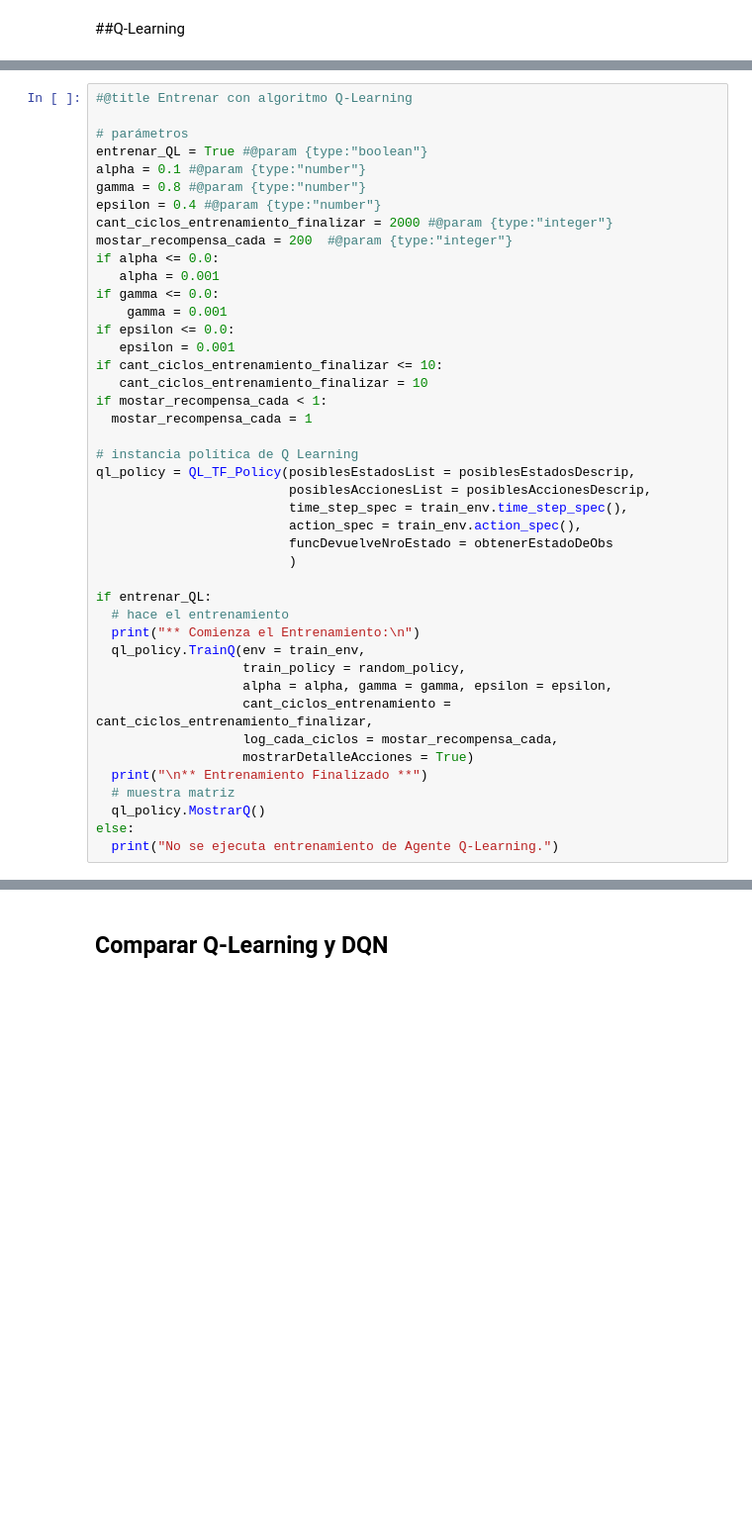
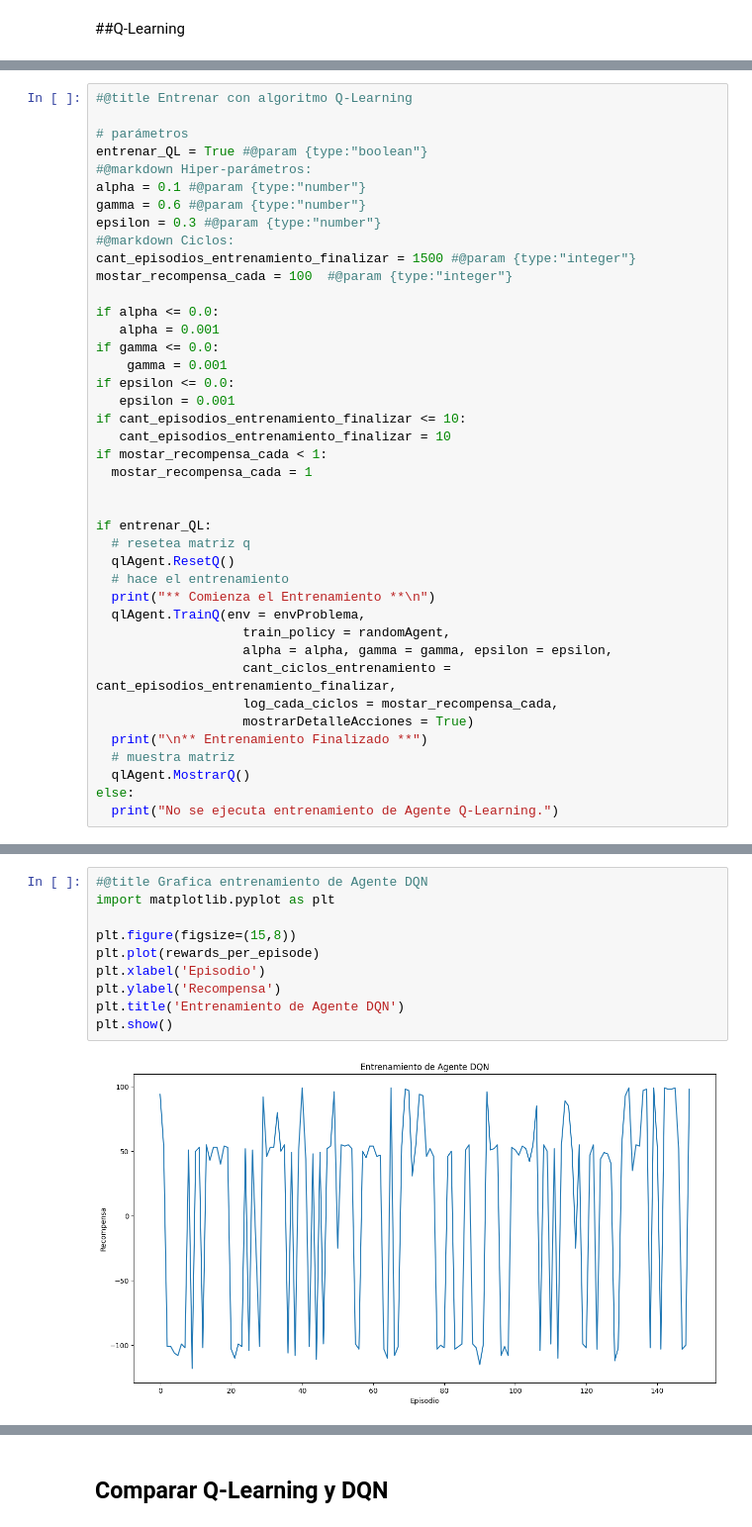
Before and after one commit to PGP-MachineLearning/demoRL, a Jupyter notebook: Q-MonoBananas.ipynb, the cells around one changed output, grey strips where cells are left out. Shown at 99% size. Cells and saved outputs as stored; diff of their text form; blank space fills up the shorter version.

Commit message:
Add files via upload
Se elimina TF-Agents por problemas de compatbilidad en las librerías, además se realiza un Refactoring de todo el código y se hace compatible con el framework gymnasium

```diff
--- a/Q-MonoBananas.ipynb
+++ b/Q-MonoBananas.ipynb
@@ -509,42 +490,40 @@ Clase QL_TF_Policy creada.
 
 # parámetros
 entrenar_QL = True #@param {type:"boolean"}
+#@markdown Hiper-parámetros:
 alpha = 0.1 #@param {type:"number"}
-gamma = 0.8 #@param {type:"number"}
-epsilon = 0.4 #@param {type:"number"}
-cant_ciclos_entrenamiento_finalizar = 2000 #@param {type:"integer"}
-mostar_recompensa_cada = 200  #@param {type:"integer"}
+gamma = 0.6 #@param {type:"number"}
+epsilon = 0.3 #@param {type:"number"}
+#@markdown Ciclos:
+cant_episodios_entrenamiento_finalizar = 1500 #@param {type:"integer"}
+mostar_recompensa_cada = 100  #@param {type:"integer"}
+
 if alpha <= 0.0:
    alpha = 0.001
 if gamma <= 0.0:
     gamma = 0.001
 if epsilon <= 0.0:
    epsilon = 0.001
-if cant_ciclos_entrenamiento_finalizar <= 10:
-   cant_ciclos_entrenamiento_finalizar = 10
+if cant_episodios_entrenamiento_finalizar <= 10:
+   cant_episodios_entrenamiento_finalizar = 10
 if mostar_recompensa_cada < 1:
   mostar_recompensa_cada = 1
 
-# instancia política de Q Learning
-ql_policy = QL_TF_Policy(posiblesEstadosList = posiblesEstadosDescrip,
-                         posiblesAccionesList = posiblesAccionesDescrip,
-                         time_step_spec = train_env.time_step_spec(),
-                         action_spec = train_env.action_spec(),
-                         funcDevuelveNroEstado = obtenerEstadoDeObs
-                         )
 
 if entrenar_QL:
+  # resetea matriz q
+  qlAgent.ResetQ()
   # hace el entrenamiento
-  print("** Comienza el Entrenamiento:\n")
-  ql_policy.TrainQ(env = train_env,
-                   train_policy = random_policy,
+  print("** Comienza el Entrenamiento **\n")
+  qlAgent.TrainQ(env = envProblema,
+                   train_policy = randomAgent,
                    alpha = alpha, gamma = gamma, epsilon = epsilon,
-                   cant_ciclos_entrenamiento = cant_ciclos_entrenamiento_finalizar,
+                   cant_ciclos_entrenamiento = cant_episodios_entrenamiento_finalizar,
                    log_cada_ciclos = mostar_recompensa_cada,
                    mostrarDetalleAcciones = True)
   print("\n** Entrenamiento Finalizado **")
   # muestra matriz
-  ql_policy.MostrarQ()
+  qlAgent.MostrarQ()
 else:
   print("No se ejecuta entrenamiento de Agente Q-Learning.")
 # %% [output]
@@ -888 +1199,13 @@ if entrenar_DQN:
+# %%
+#@title Grafica entrenamiento de Agente DQN
+import matplotlib.pyplot as plt
+
+plt.figure(figsize=(15,8))
+plt.plot(rewards_per_episode)
+plt.xlabel('Episodio')
+plt.ylabel('Recompensa')
+plt.title('Entrenamiento de Agente DQN')
+plt.show()
+# %% [output]
+[figure, added]
 # %%
```
Also changed, not shown: parts of 22 cells of this notebook, 2 other files.
